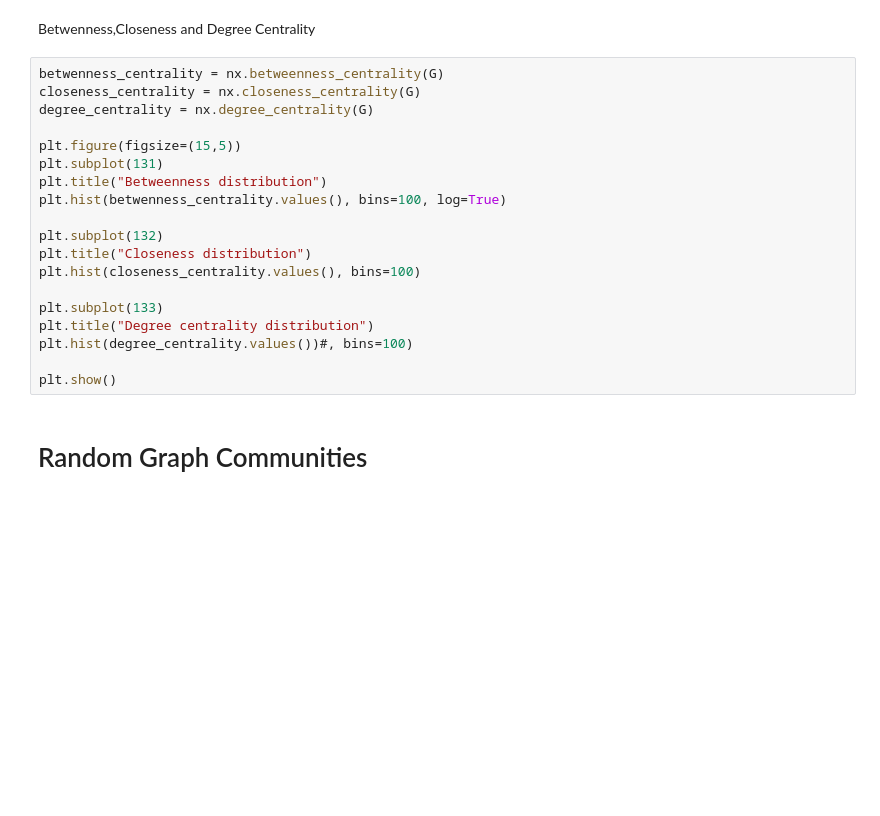
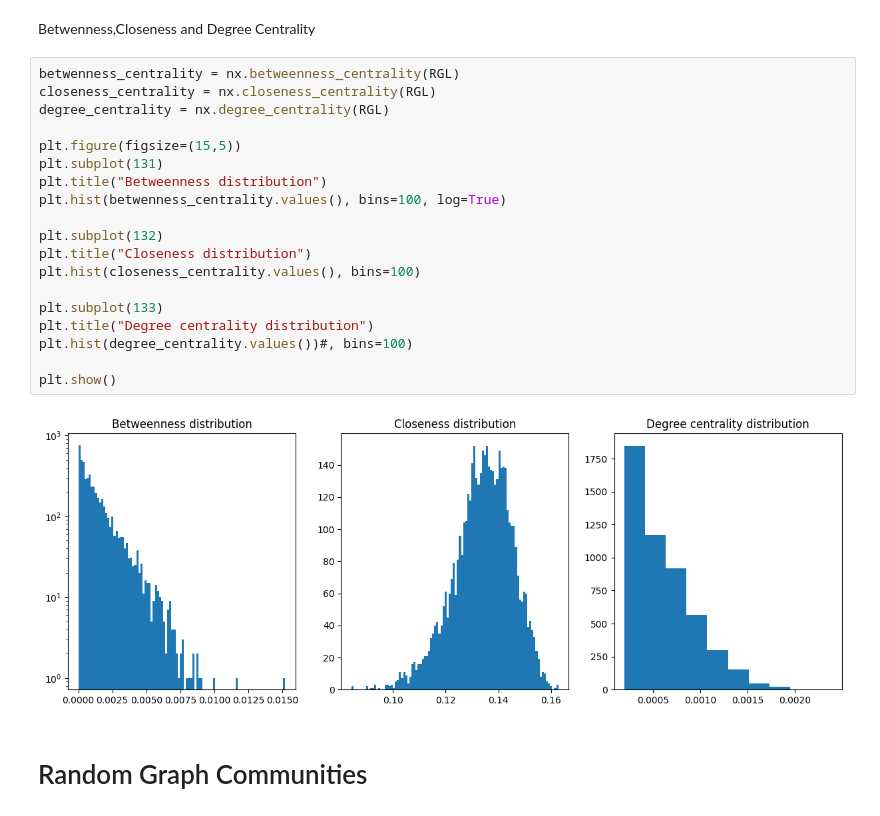
Before and after one commit to luca959/Network_Analysis1, a Jupyter notebook: NA.ipynb, the cells around one changed output. Cells and saved outputs as stored; diff of their text form; blank space fills up the shorter version.

```diff
--- a/NA.ipynb
+++ b/NA.ipynb
@@ -266,24 +266,26 @@ plt.show()
 # %% [markdown]
 Betwenness,Closeness and Degree Centrality
 # %%
-betwenness_centrality = nx.betweenness_centrality(G)
-closeness_centrality = nx.closeness_centrality(G)
-degree_centrality = nx.degree_centrality(G)
+betwenness_centrality = nx.betweenness_centrality(RGL)
+closeness_centrality = nx.closeness_centrality(RGL)
+degree_centrality = nx.degree_centrality(RGL)
 
 plt.figure(figsize=(15,5))
 plt.subplot(131)
 plt.title("Betweenness distribution")
 plt.hist(betwenness_centrality.values(), bins=100, log=True)
 
 plt.subplot(132)
 plt.title("Closeness distribution")
 plt.hist(closeness_centrality.values(), bins=100)
 
 plt.subplot(133)
 plt.title("Degree centrality distribution")
 plt.hist(degree_centrality.values())#, bins=100)
 
 plt.show()
+# %% [output]
+[figure, added]
 # %% [markdown]
 # Random Graph Communities
 # %%
```
Also changed, not shown: parts of 6 cells of this notebook.
